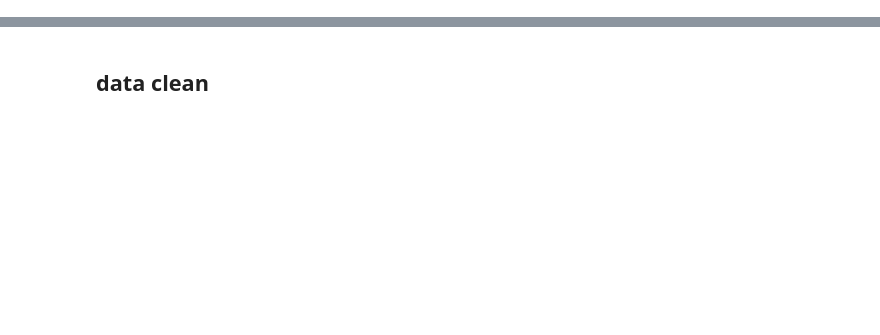
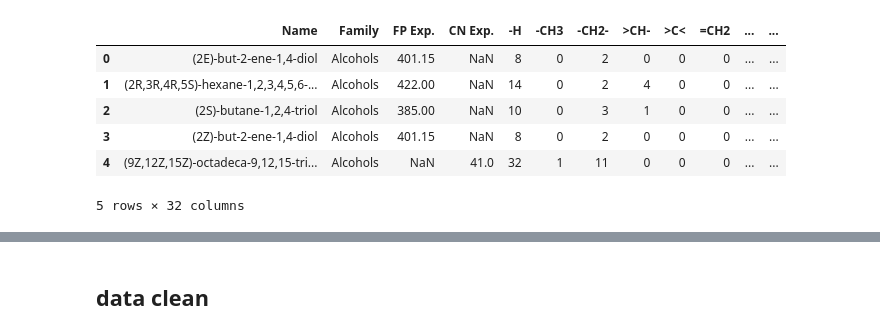
Before and after one commit to Zhangjt9317/Biofuel-Group-Project, a Jupyter notebook: MyProject/Classification_knn.ipynb, the cells around one changed output, grey strips where cells are left out. Saved outputs shown, nothing was run; the diff lists cells and outputs as text; code cells hidden in the pictures; blank space fills up the shorter version.

```diff
--- a/MyProject/Classification_knn.ipynb
+++ b/MyProject/Classification_knn.ipynb
@@ -8,0 +24,11 @@ from sklearn.datasets import make_classification
+# %%
+df = Database()
+df.head()
+# %% [output]
+|  | Name | Family | FP Exp. | CN Exp. | -H | -CH3 | -CH2- | >CH- | >C< | =CH2 | ... | ... |
+| 0 | (2E)-but-2-ene-1,4-diol | Alcohols | 401.15 | NaN | 8 | 0 | 2 | 0 | 0 | 0 | ... | ... |
+| 1 | (2R,3R,4R,5S)-hexane-1,2,3,4,5,6-... | Alcohols | 422.00 | NaN | 14 | 0 | 2 | 4 | 0 | 0 | ... | ... |
+| 2 | (2S)-butane-1,2,4-triol | Alcohols | 385.00 | NaN | 10 | 0 | 3 | 1 | 0 | 0 | ... | ... |
+| 3 | (2Z)-but-2-ene-1,4-diol | Alcohols | 401.15 | NaN | 8 | 0 | 2 | 0 | 0 | 0 | ... | ... |
+| 4 | (9Z,12Z,15Z)-octadeca-9,12,15-tri... | Alcohols | NaN | 41.0 | 32 | 1 | 11 | 0 | 0 | 0 | ... | ... |
+5 rows × 32 columns
```
Also changed, not shown: parts of 24 cells of this notebook.
